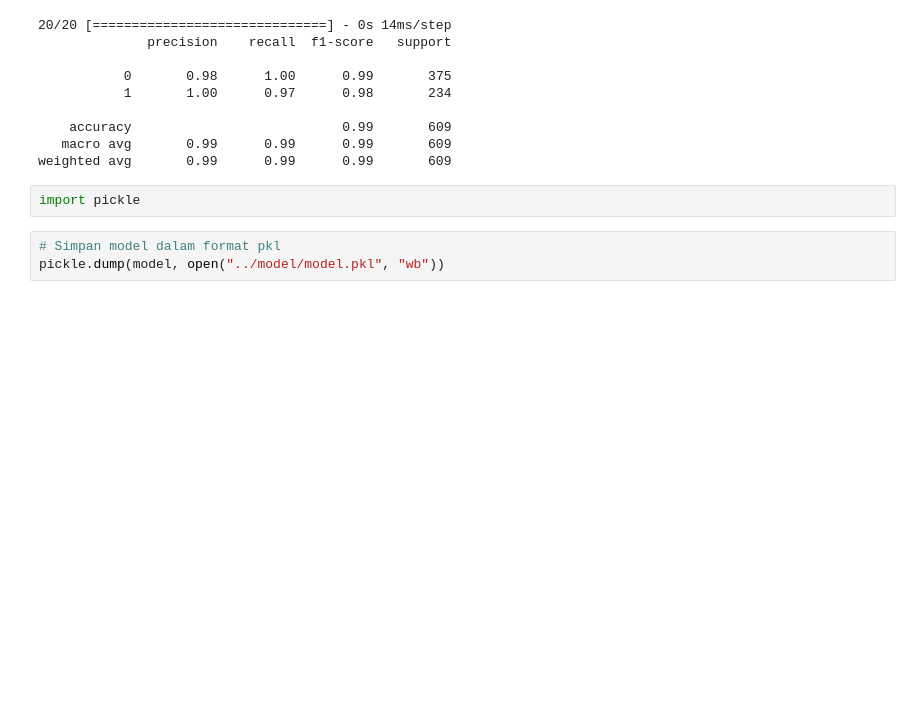
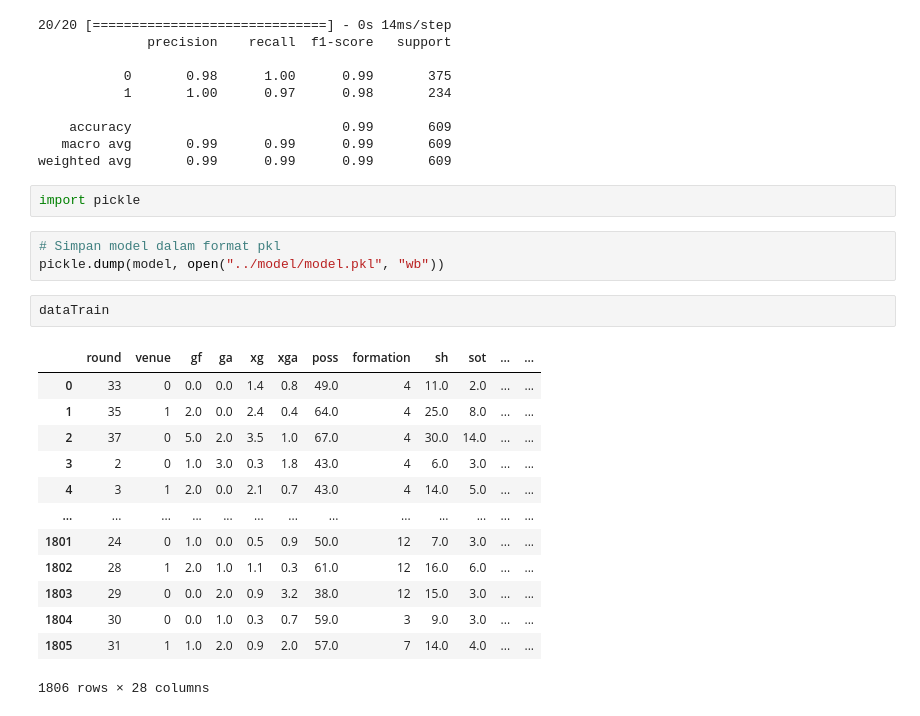
Before and after one commit to wikanadnyana/backend-api-da-project, a Jupyter notebook: blueprint/konsep.ipynb, the cells around one changed output. Drawn from its saved outputs; the diff is of its cells as text; blank space fills up the shorter version.

```diff
--- a/blueprint/konsep.ipynb
+++ b/blueprint/konsep.ipynb
@@ -304,3 +304,19 @@ import pickle
 # %%
 # Simpan model dalam format pkl
 pickle.dump(model, open("../model/model.pkl", "wb"))
+# %%
+dataTrain
+# %% [output]
+|  | round | venue | gf | ga | xg | xga | poss | formation | sh | sot | ... | ... |
+| 0 | 33 | 0 | 0.0 | 0.0 | 1.4 | 0.8 | 49.0 | 4 | 11.0 | 2.0 | ... | ... |
+| 1 | 35 | 1 | 2.0 | 0.0 | 2.4 | 0.4 | 64.0 | 4 | 25.0 | 8.0 | ... | ... |
+| 2 | 37 | 0 | 5.0 | 2.0 | 3.5 | 1.0 | 67.0 | 4 | 30.0 | 14.0 | ... | ... |
+| 3 | 2 | 0 | 1.0 | 3.0 | 0.3 | 1.8 | 43.0 | 4 | 6.0 | 3.0 | ... | ... |
+| 4 | 3 | 1 | 2.0 | 0.0 | 2.1 | 0.7 | 43.0 | 4 | 14.0 | 5.0 | ... | ... |
+| ... | ... | ... | ... | ... | ... | ... | ... | ... | ... | ... | ... | ... |
+| 1801 | 24 | 0 | 1.0 | 0.0 | 0.5 | 0.9 | 50.0 | 12 | 7.0 | 3.0 | ... | ... |
+| 1802 | 28 | 1 | 2.0 | 1.0 | 1.1 | 0.3 | 61.0 | 12 | 16.0 | 6.0 | ... | ... |
+| 1803 | 29 | 0 | 0.0 | 2.0 | 0.9 | 3.2 | 38.0 | 12 | 15.0 | 3.0 | ... | ... |
+| 1804 | 30 | 0 | 0.0 | 1.0 | 0.3 | 0.7 | 59.0 | 3 | 9.0 | 3.0 | ... | ... |
+| 1805 | 31 | 1 | 1.0 | 2.0 | 0.9 | 2.0 | 57.0 | 7 | 14.0 | 4.0 | ... | ... |
+1806 rows × 28 columns
```
Also changed, not shown: parts of 1 cell of this notebook, 4 other files.
